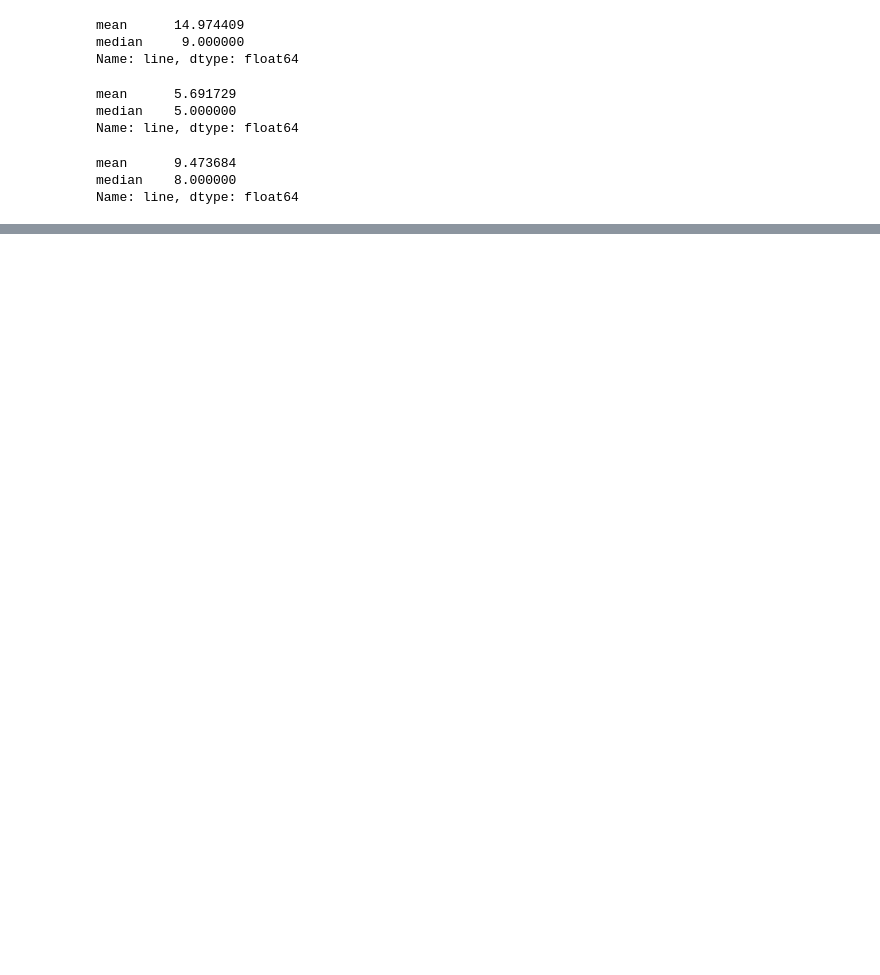
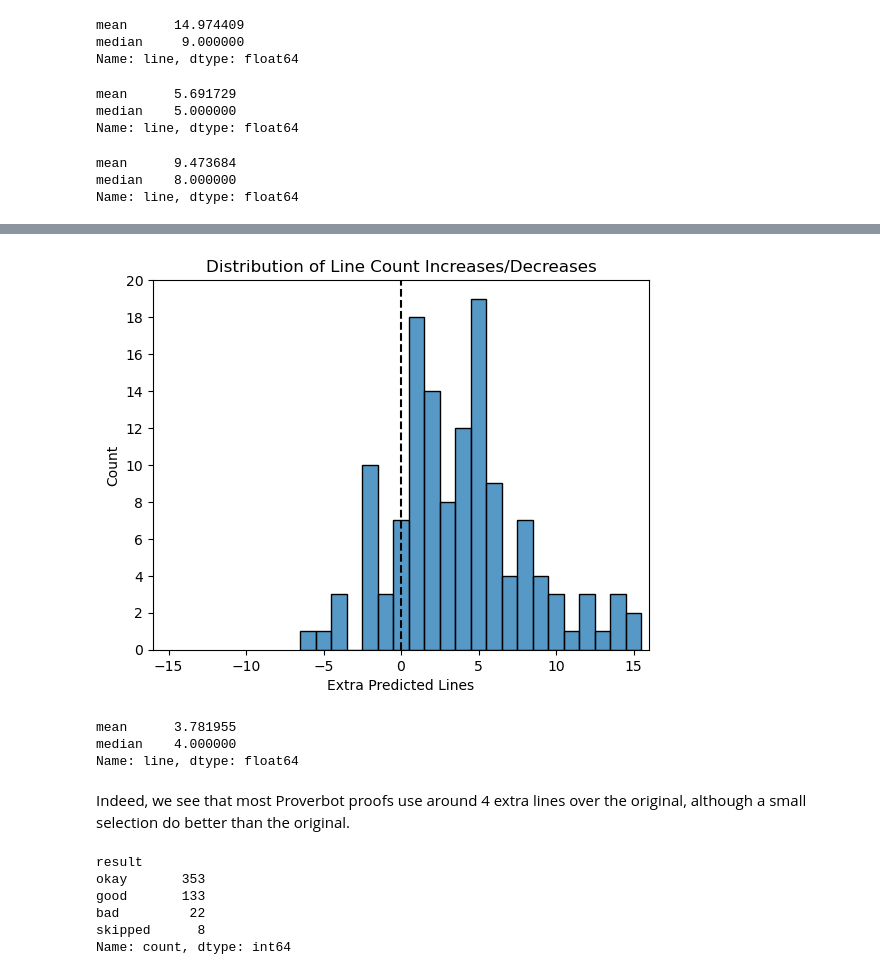
Before and after one commit to kfish610/ProverbotCompCertComparison, a Jupyter notebook: ProverbotComparison.ipynb, the cells around one changed output, grey strips where cells are left out. Saved outputs shown, nothing was run; the diff lists cells and outputs as text; code cells hidden in the pictures; blank space fills up the shorter version.

```diff
--- a/ProverbotComparison.ipynb
+++ b/ProverbotComparison.ipynb
@@ -315,0 +346,24 @@ Name: line, dtype: float64
+# %%
+lens = calc_line_count(mirror_proof_df)
+ax = sns.histplot(lens.loc[idx[:, :, 'pred']] - lens.loc[idx[:, :, 'orig']], discrete=True)
+ax.set(xlim=[-16, 16], yticks=range(0, 21, 2), xlabel="Extra Predicted Lines", title="Distribution of Line Count Increases/Decreases")
+ax.axvline(0, color='k', linestyle='--');
+# %% [output]
+[figure, added]
+# %%
+(lens.loc[idx[:, :, 'pred']] - lens.loc[idx[:, :, 'orig']]).agg(['mean', 'median'])
+# %% [output]
+mean      3.781955
+median    4.000000
+Name: line, dtype: float64
+# %% [markdown]
+Indeed, we see that most Proverbot proofs use around 4 extra lines over the original, although a small selection do better than the original.
+# %%
+theorem_df.result.value_counts()
+# %% [output]
+result
+okay       353
+good       133
+bad         22
+skipped      8
+Name: count, dtype: int64
```
Also changed, not shown: parts of 9 cells of this notebook.
